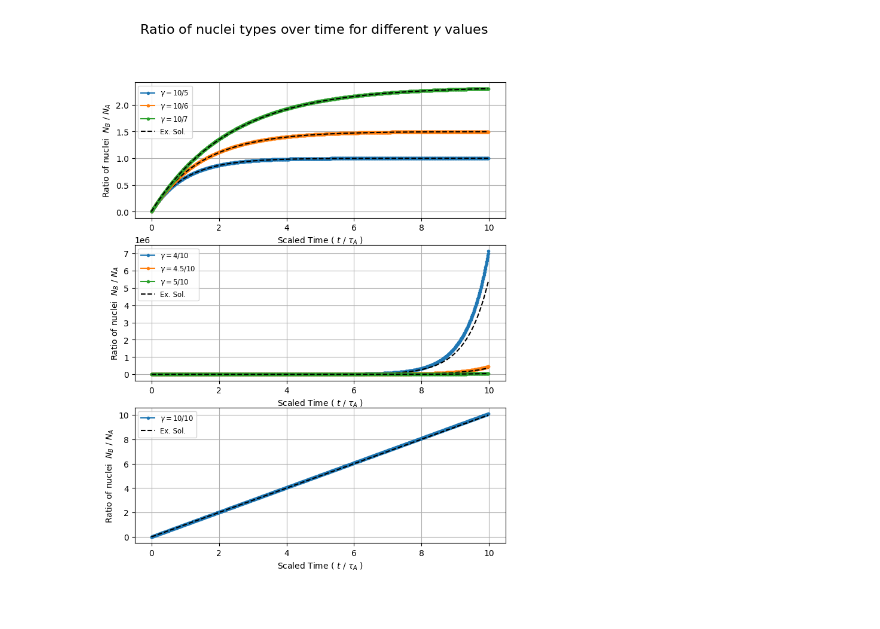
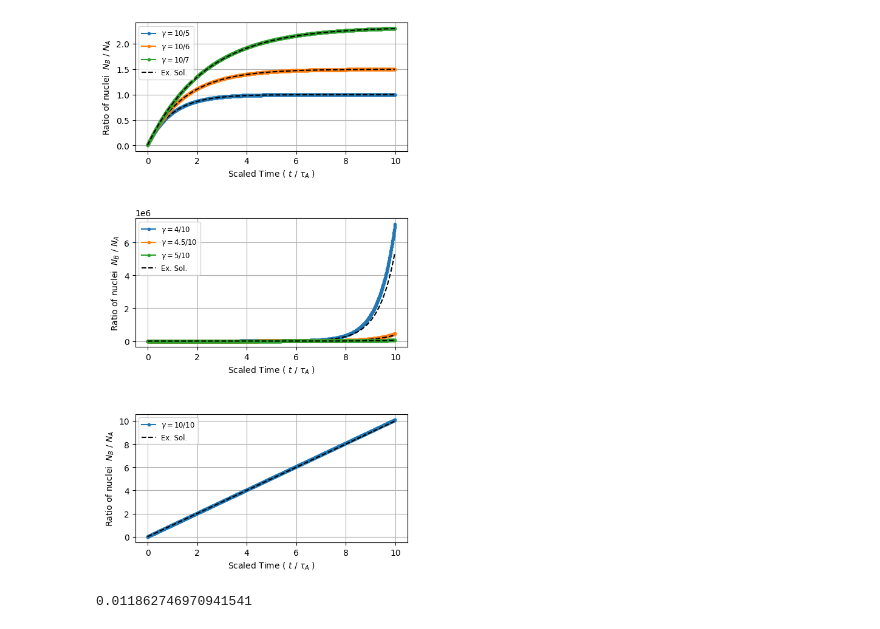
Before and after one commit to metallicpeat/computational-physics, a Jupyter notebook: radioactive decay/HW1_Michael.ipynb, the cells around one changed output. Cells and saved outputs as stored; diff of their text form; code cells hidden in the pictures.

Commit message:
updated HW1, updated tex, added appendix.tex

```diff
--- a/radioactive decay/HW1_Michael.ipynb
+++ b/radioactive decay/HW1_Michael.ipynb
@@ -52,7 +52,7 @@ max_time = 100
 time = np.arange(0, max_time, dt)
 #######
 # # ta > tb
-fig,axs = plt.subplots(3,figsize=(8,10))
+fig,axs = plt.subplots(3,figsize=(6,10))
 # Ratio 1
 scaled_time, ratio = Euler(10, 5, max_time, dt)
 axs[0].plot(scaled_time,ratio,label=r"$\gamma=10/5$",linewidth=1.5, color='tab:blue', marker='o', markersize=3)
@@ -82,33 +82,91 @@ axs[1].plot(scaled_time[:-1],Analytic(time, 4, 10),'--', color='k',linewidth=1.5
 
 
 scaled_time, ratio = Euler(4.5, 10, max_time, dt)
 axs[1].plot(scaled_time,ratio,label=r"$\gamma=4.5/10$",linewidth=1.5, color='tab:orange', marker='o', markersize=3)
 axs[1].plot(scaled_time[:-1],Analytic(time, 4.5, 10),'--', color='k',linewidth=1.5)
 
 scaled_time, ratio = Euler(5, 10, max_time, dt)
 axs[1].plot(scaled_time,ratio,label=r"$\gamma=5/10$",linewidth=1.5, color='tab:green', marker='o', markersize=3)
 axs[1].plot(scaled_time[:-1],Analytic(time, 5, 10),'--',label="Ex. Sol.", color='k',linewidth=1.5)
 
 axs[1].set_xlabel(r"Scaled Time ( $t$ / $\tau_A$ )")
 axs[1].set_ylabel(r"Ratio of nuclei  $N_B$ / $N_A$")
 #axs[1].set_title("Ratio of nuclei types over time")
 axs[1].grid(True)
 axs[1].legend(fontsize='small')
 
 #############
 # ta = tb
-
 scaled_time, ratio = Euler(10, 10, max_time, dt)
 axs[2].plot(scaled_time,ratio,label=r"$\gamma=10/10$",linewidth=1.5, color='tab:blue', marker='o', markersize=3)
 axs[2].plot(scaled_time[:-1],Analytic(time, 10, 10),'--', color='k',linewidth=1.5,label="Ex. Sol.")
 axs[2].set_xlabel(r"Scaled Time ( $t$ / $\tau_A$ )")
 axs[2].set_ylabel(r"Ratio of nuclei  $N_B$ / $N_A$")
 #axs[2].set_title("Ratio of nuclei types over time")
 axs[2].grid(True)
 axs[2].legend(fontsize='small')
 
-fig.suptitle(r"Ratio of nuclei types over time for different $\gamma$ values", fontsize=16)
+plt.tight_layout(pad=3.5)
+#fig.suptitle(r"Ratio of nuclei types over time for different $\gamma$ values", fontsize=16)
 ##########################################################
 plt.show()
 # %% [output]
-[figure, old version]
+[figure, new version]
+# %%
+#### Comparing fractional difference between analytic and numerical solutions for different gamma values
+
+
+import numpy as np
+import matplotlib.pyplot as plt
+
+
+def A_prime(A,t,taua):
+    value = -A[t] / taua
+    return value
+
+def B_prime(A,B,t,taua,taub):
+    value = (A[t] / taua) - (B[t] / taub)
+    return value
+
+
+def Euler(taua,taub,max_time,dt):
+    A_values = [1]
+    B_values = [0]
+    time = [0]
+    t=0
+    while t*dt < max_time:
+        A_val = A_values[t]+(A_prime(A_values,t,taua)*dt)
+        B_val = B_values[t]+(B_prime(A_values,B_values,t,taua,taub)*dt)
+        A_values.append(A_val)
+        B_values.append(B_val)
+        time.append(t*dt)
+        t+=1
+    A_array = np.array(A_values)
+    B_array = np.array(B_values)
+    ratio = B_array / A_array
+    scaled_time = [t / t_a for t in time]
+    return np.array(scaled_time), ratio
+
+
+def Analytic(time, ta, tb):
+    A = np.exp(-time/ta)
+    # handle case ta == tb by using a small offset to avoid division by zero
+    if np.isclose(ta, tb):
+        eps = 1e-12
+        ta = ta + eps
+    B = (tb/(ta - tb))*(np.exp(-time/ta) - np.exp(-time/tb))
+    ratio = B / A
+    return ratio
+
+t_a = 10
+t_b = 5
+dt = 0.1
+max_time = 100
+
+time = np.arange(0, max_time, dt)
+
+scaled_time, ratio410 = Euler(10, 10, max_time, dt)
+analytic410 = Analytic(time, 10, 10)
+print((ratio410[-1]-analytic410[-1])/(analytic410[-1]))
+# %% [output]
+0.011862746970941541
```
Also changed, not shown: 14 other files.
